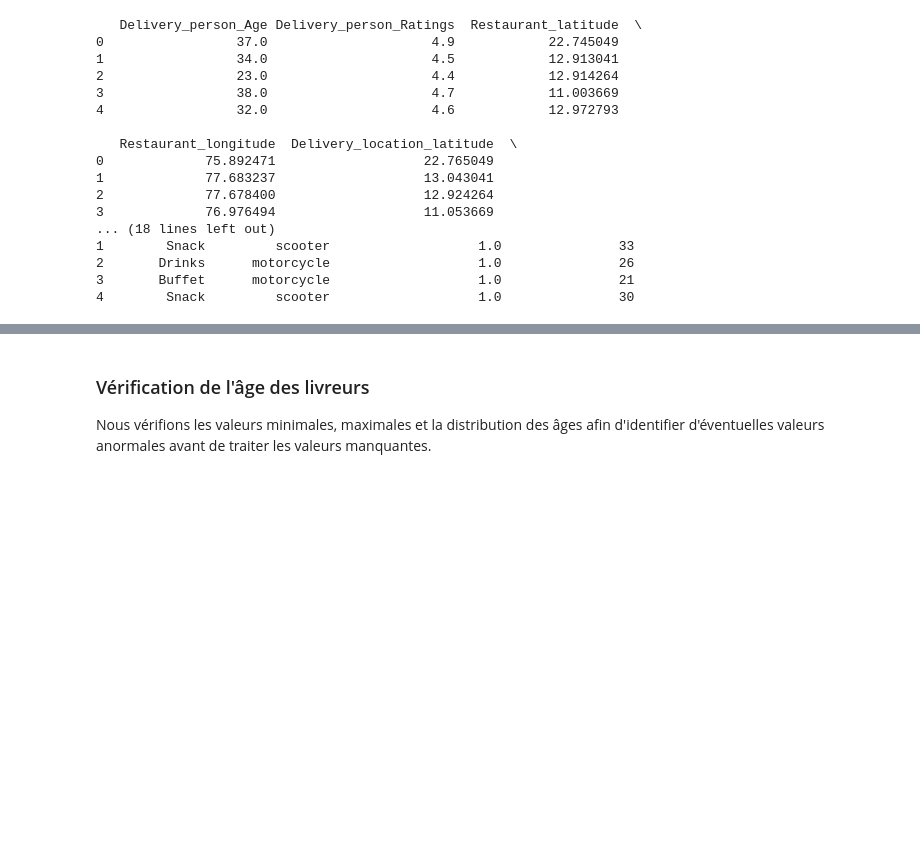
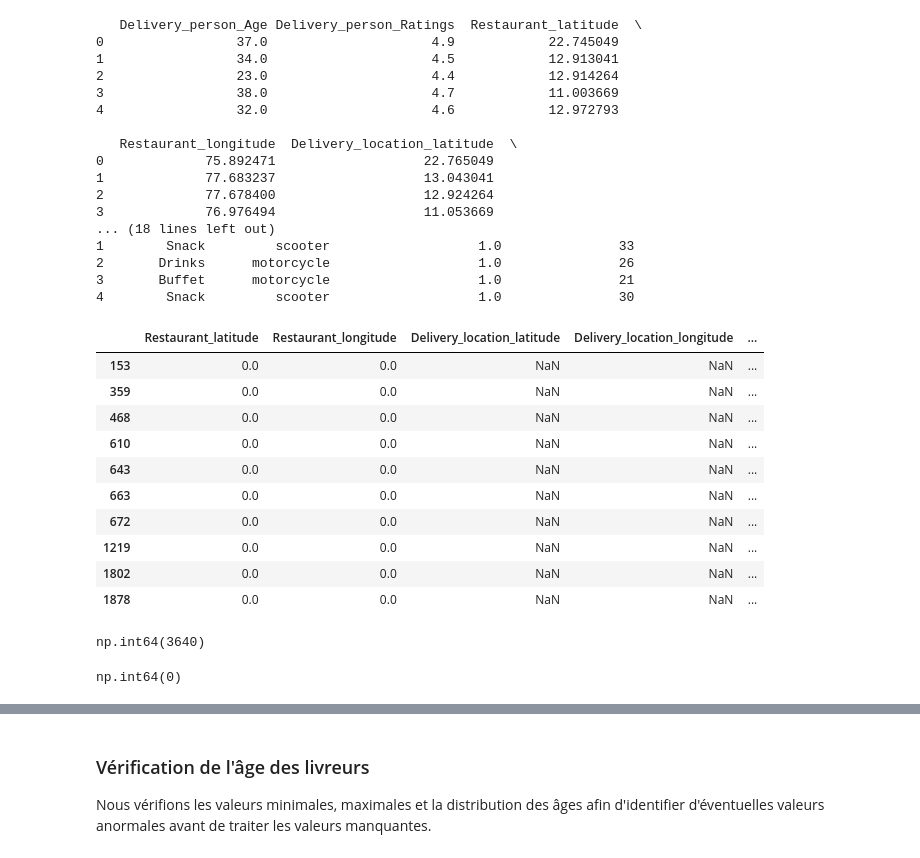
Before and after one commit to lahcen404/DeliveryETA, a Jupyter notebook: notebooks/delivery_eta_analysis.ipynb, the cells around one changed output, grey strips where cells are left out. Drawn from its saved outputs; the diff is of its cells as text; code cells hidden in the pictures; blank space fills up the shorter version.

```diff
--- a/notebooks/delivery_eta_analysis.ipynb
+++ b/notebooks/delivery_eta_analysis.ipynb
@@ -426,7 +426,9 @@ clean_df= clean_df.drop(
         "ID",
         "Delivery_person_ID",
         "City",
-        "Festival"
+        "Festival",
+        "Vehicle_condition",
+        "Type_of_order"
     ]
 )
 
@@ -608,3 +610,42 @@ print(clean_df.head())
 2       Drinks      motorcycle                   1.0               26
 3       Buffet      motorcycle                   1.0               21
 4        Snack         scooter                   1.0               30
+# %%
+clean_df[
+    clean_df["Delivery_location_latitude"].isna() |
+    clean_df["Delivery_location_longitude"].isna()
+][
+    [
+        "Restaurant_latitude",
+        "Restaurant_longitude",
+        "Delivery_location_latitude",
+        "Delivery_location_longitude",
+        "Time_taken(min)"
+    ]
+].head(10)
+# %% [output]
+|  | Restaurant_latitude | Restaurant_longitude | Delivery_location_latitude | Delivery_location_longitude | ... |
+| 153 | 0.0 | 0.0 | NaN | NaN | ... |
+| 359 | 0.0 | 0.0 | NaN | NaN | ... |
+| 468 | 0.0 | 0.0 | NaN | NaN | ... |
+| 610 | 0.0 | 0.0 | NaN | NaN | ... |
+| 643 | 0.0 | 0.0 | NaN | NaN | ... |
+| 663 | 0.0 | 0.0 | NaN | NaN | ... |
+| 672 | 0.0 | 0.0 | NaN | NaN | ... |
+| 1219 | 0.0 | 0.0 | NaN | NaN | ... |
+| 1802 | 0.0 | 0.0 | NaN | NaN | ... |
+| 1878 | 0.0 | 0.0 | NaN | NaN | ... |
+# %%
+(
+    (clean_df["Restaurant_latitude"] == 0.0) |
+    (clean_df["Restaurant_longitude"] == 0.0)
+    ).sum()
+# %% [output]
+np.int64(3640)
+# %%
+(
+    (clean_df["Delivery_location_latitude"] == 0.0) |
+    (clean_df["Delivery_location_longitude"] == 0.0)
+).sum()
+# %% [output]
+np.int64(0)
```
Also changed, not shown: parts of 28 cells of this notebook.
